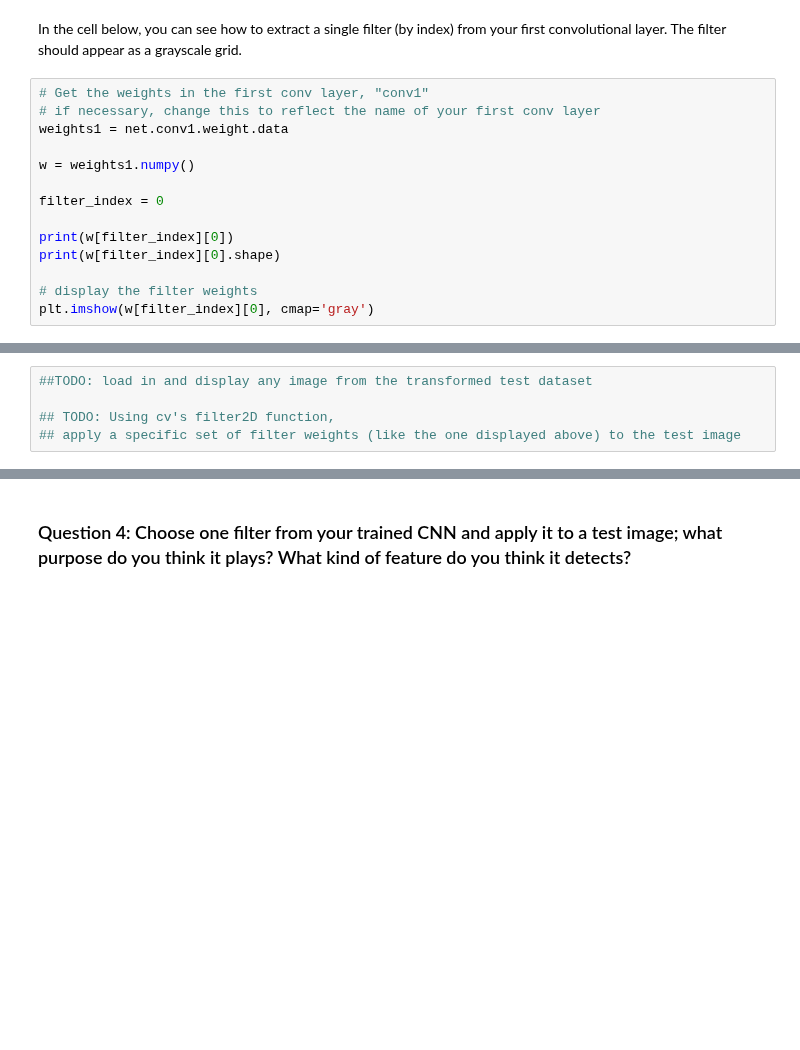
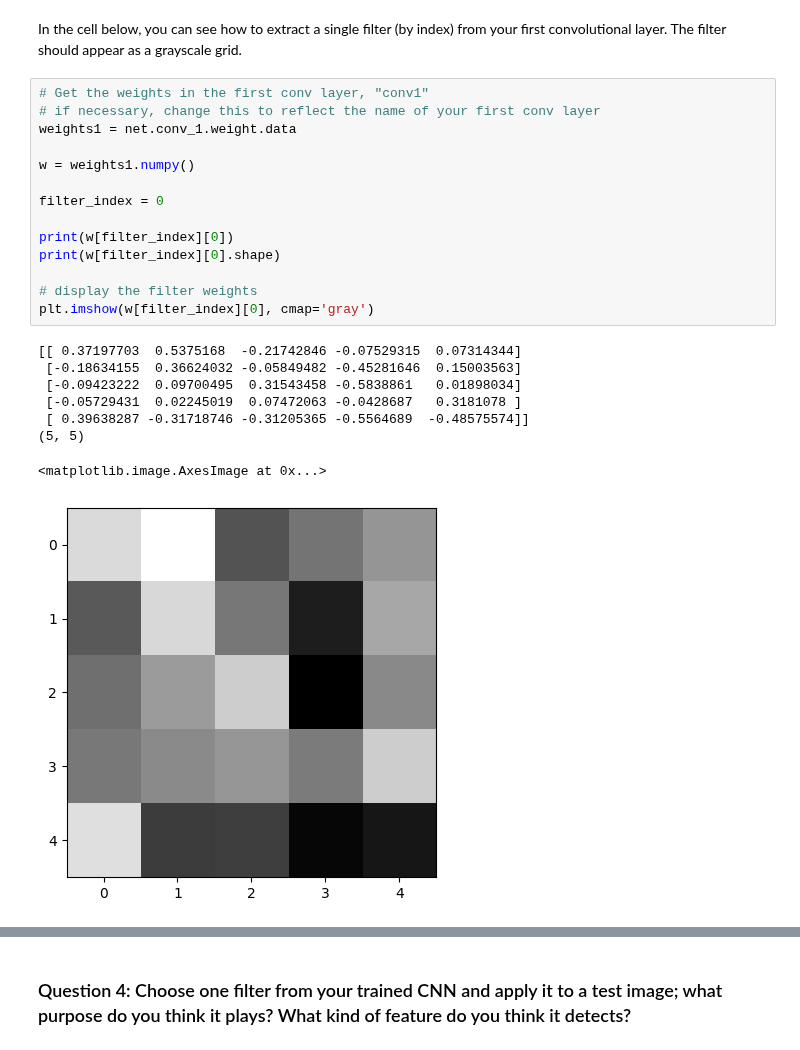
Before and after one commit to pradhapmoorthi/P1_Facial_Keypoints, a Jupyter notebook: 2. Define the Network Architecture.ipynb, the cells around one changed output, grey strips where cells are left out. Saved outputs shown, nothing was run; the diff lists cells and outputs as text; blank space fills up the shorter version.

```diff
--- a/2. Define the Network Architecture.ipynb
+++ b/2. Define the Network Architecture.ipynb
@@ -481,17 +547,26 @@ In the cell below, you can see how to extract a single filter (by index) from yo
 # %%
 # Get the weights in the first conv layer, "conv1"
 # if necessary, change this to reflect the name of your first conv layer
-weights1 = net.conv1.weight.data
+weights1 = net.conv_1.weight.data
 
 w = weights1.numpy()
 
 filter_index = 0
 
 print(w[filter_index][0])
 print(w[filter_index][0].shape)
 
 # display the filter weights
 plt.imshow(w[filter_index][0], cmap='gray')
+# %% [output]
+[[ 0.37197703  0.5375168  -0.21742846 -0.07529315  0.07314344]
+ [-0.18634155  0.36624032 -0.05849482 -0.45281646  0.15003563]
+ [-0.09423222  0.09700495  0.31543458 -0.5838861   0.01898034]
+ [-0.05729431  0.02245019  0.07472063 -0.0428687   0.3181078 ]
+ [ 0.39638287 -0.31718746 -0.31205365 -0.5564689  -0.48575574]]
+(5, 5)
+<matplotlib.image.AxesImage at 0x...>
+[figure, added]
 # %% [markdown]
 ## Feature maps
 
@@ -504,8 +579,3 @@ Next, choose a test image and filter it with one of the convolutional kernels in
 
 ### TODO: Filter an image to see the effect of a convolutional kernel
 ---
-# %%
-##TODO: load in and display any image from the transformed test dataset
-
-## TODO: Using cv's filter2D function,
-## apply a specific set of filter weights (like the one displayed above) to the test image
```
Also changed, not shown: parts of 13 cells of this notebook.
